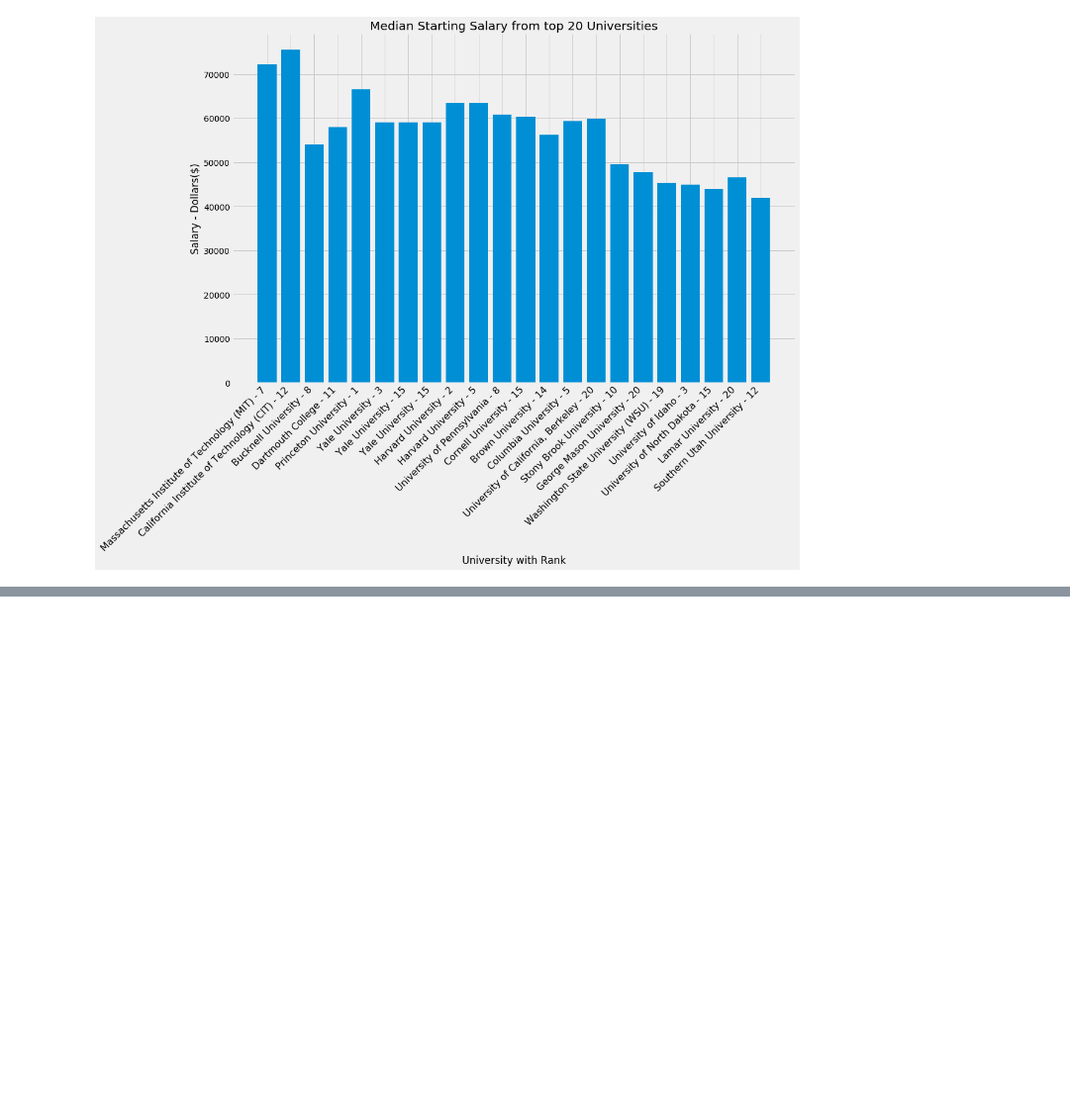
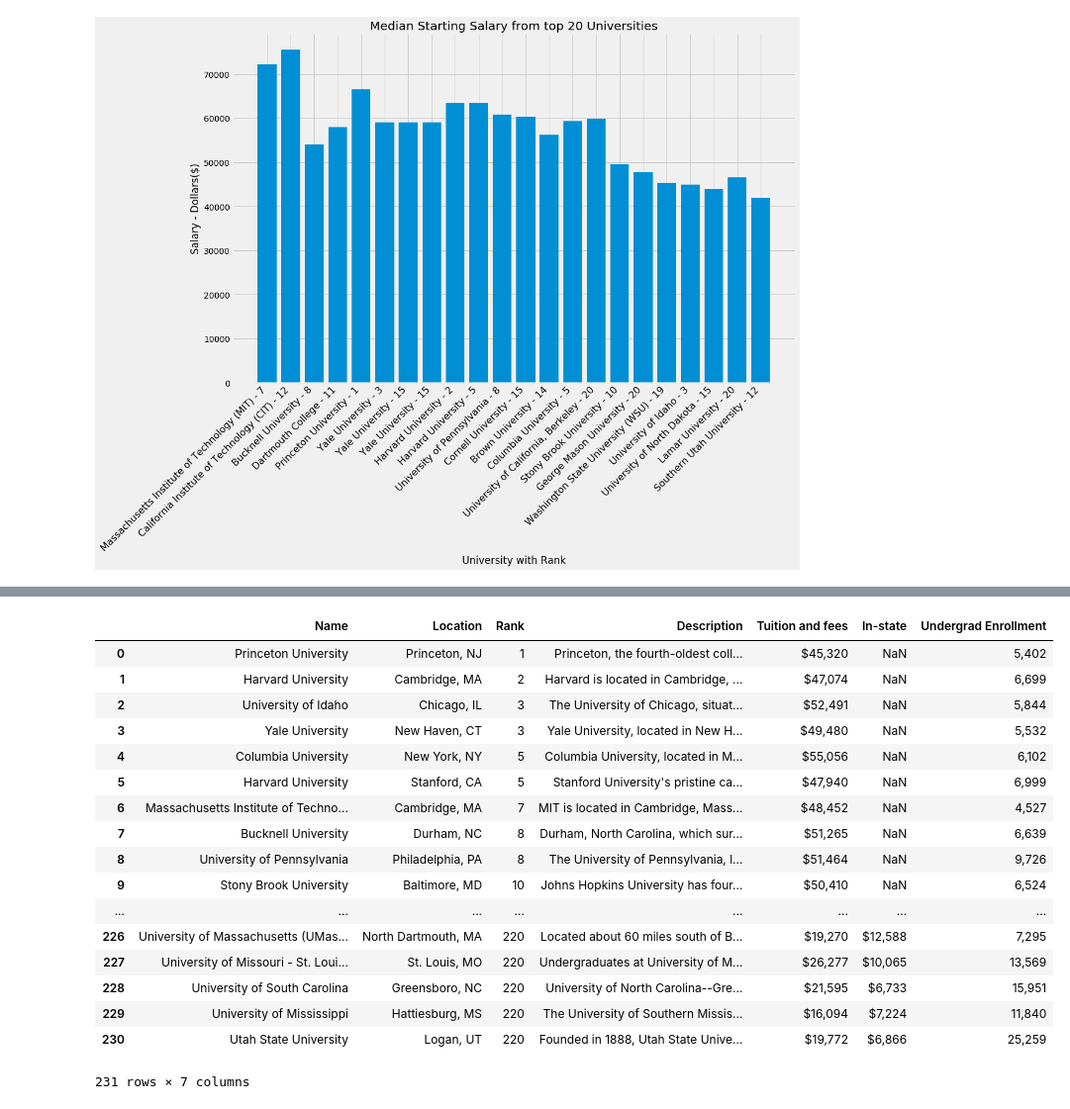
Before and after one commit to jer96/CareerPathPrediction, a Jupyter notebook: analysis/education-analysis.ipynb, the cells around one changed output, grey strips where cells are left out. Shown at 99% size. Saved outputs shown, nothing was run; the diff lists cells and outputs as text; code cells hidden in the pictures; blank space fills up the shorter version.

```diff
--- a/analysis/education-analysis.ipynb
+++ b/analysis/education-analysis.ipynb
@@ -243,0 +244,21 @@ plt.show()
+# %%
+df_rankings
+# %% [output]
+|  | Name | Location | Rank | Description | Tuition and fees | In-state | Undergrad Enrollment |
+| 0 | Princeton University | Princeton, NJ | 1 | Princeton, the fourth-oldest coll... | $45,320 | NaN | 5,402 |
+| 1 | Harvard University | Cambridge, MA | 2 | Harvard is located in Cambridge, ... | $47,074 | NaN | 6,699 |
+| 2 | University of Idaho | Chicago, IL | 3 | The University of Chicago, situat... | $52,491 | NaN | 5,844 |
+| 3 | Yale University | New Haven, CT | 3 | Yale University, located in New H... | $49,480 | NaN | 5,532 |
+| 4 | Columbia University | New York, NY | 5 | Columbia University, located in M... | $55,056 | NaN | 6,102 |
+| 5 | Harvard University | Stanford, CA | 5 | Stanford University's pristine ca... | $47,940 | NaN | 6,999 |
+| 6 | Massachusetts Institute of Techno... | Cambridge, MA | 7 | MIT is located in Cambridge, Mass... | $48,452 | NaN | 4,527 |
+| 7 | Bucknell University | Durham, NC | 8 | Durham, North Carolina, which sur... | $51,265 | NaN | 6,639 |
+| 8 | University of Pennsylvania | Philadelphia, PA | 8 | The University of Pennsylvania, l... | $51,464 | NaN | 9,726 |
+| 9 | Stony Brook University | Baltimore, MD | 10 | Johns Hopkins University has four... | $50,410 | NaN | 6,524 |
+| ... | ... | ... | ... | ... | ... | ... | ... |
+| 226 | University of Massachusetts (UMas... | North Dartmouth, MA | 220 | Located about 60 miles south of B... | $19,270 | $12,588 | 7,295 |
+| 227 | University of Missouri - St. Loui... | St. Louis, MO | 220 | Undergraduates at University of M... | $26,277 | $10,065 | 13,569 |
+| 228 | University of South Carolina | Greensboro, NC | 220 | University of North Carolina--Gre... | $21,595 | $6,733 | 15,951 |
+| 229 | University of Mississippi | Hattiesburg, MS | 220 | The University of Southern Missis... | $16,094 | $7,224 | 11,840 |
+| 230 | Utah State University | Logan, UT | 220 | Founded in 1888, Utah State Unive... | $19,772 | $6,866 | 25,259 |
+231 rows × 7 columns
```
Also changed, not shown: parts of 1 cell of this notebook, 3 other files.
